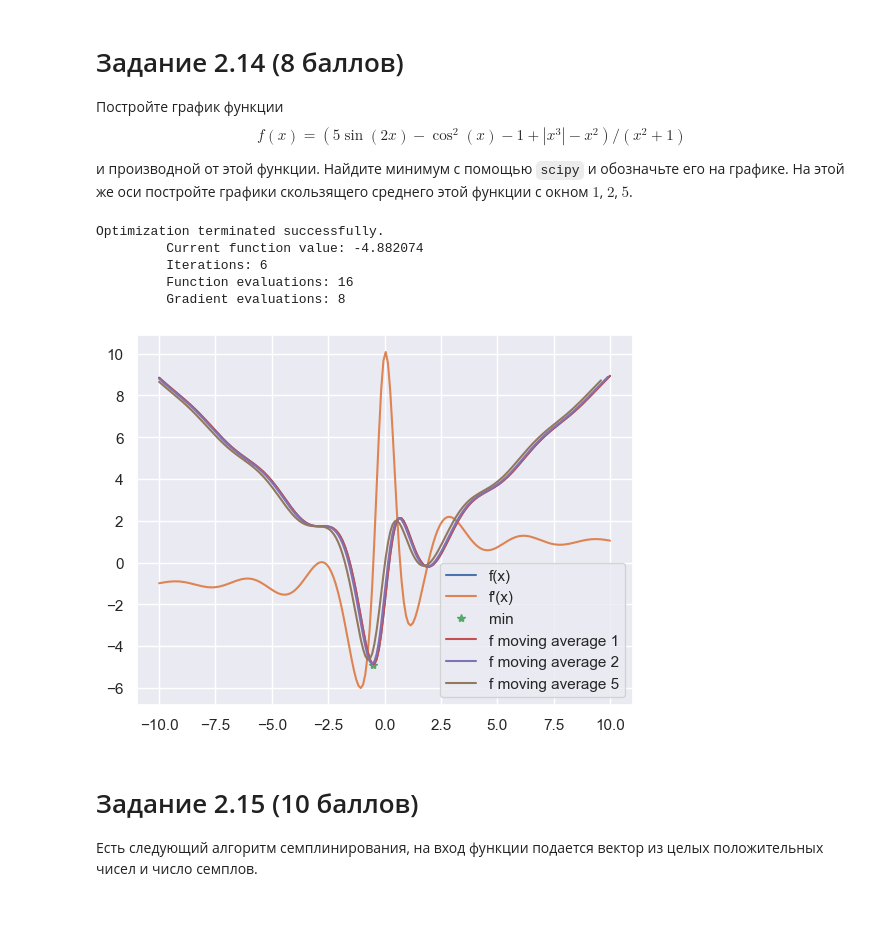
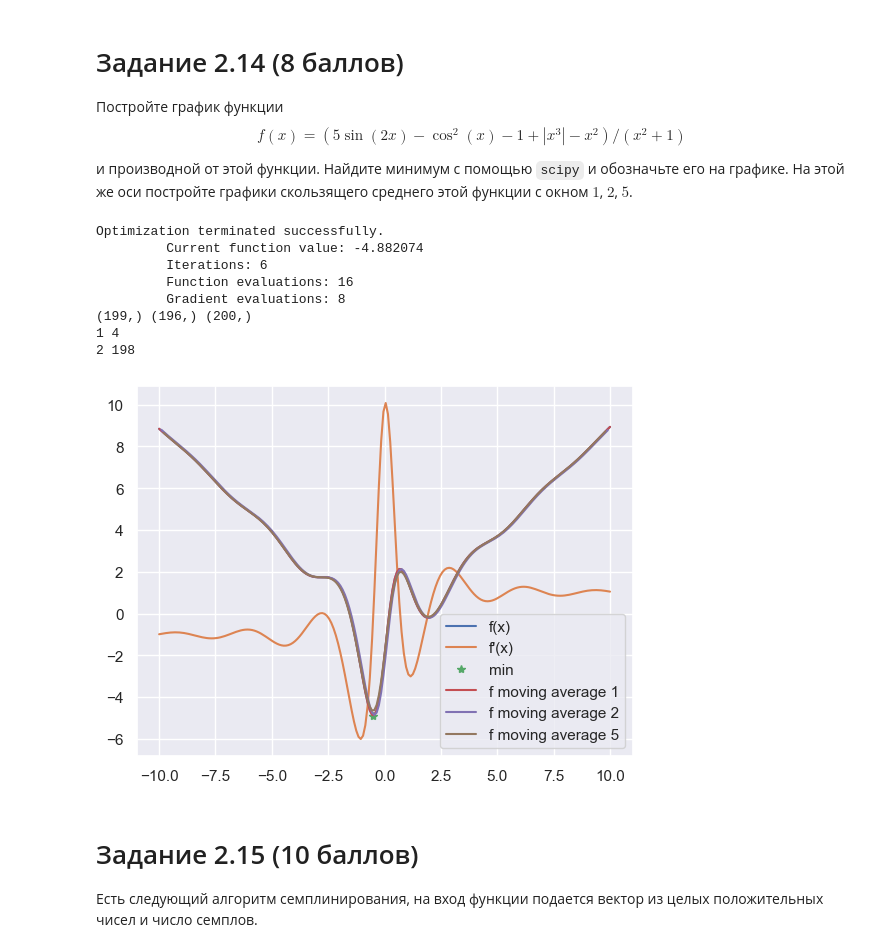
Before and after one commit to AirisFiorentini/Python-for-Data-Analysis, a Jupyter notebook: Task_2.ipynb, the cells around one changed output. Saved outputs shown, nothing was run; the diff lists cells and outputs as text; code cells hidden in the pictures; blank space fills up the shorter version.

```diff
--- a/Task_2.ipynb
+++ b/Task_2.ipynb
@@ -292,36 +292,39 @@ def df(f: Callable[[np.ndarray], np.ndarray], x: np.ndarray) -> np.ndarray:
 
 
 x = np.linspace(-10, 10, 200)  # (-10, 10, 1000)
 y = f(x) ## (5 * np.sin(2 * x) - np.cos(x) ** 2 - 1 + np.abs(x ** 3) - x ** 2) / (x ** 2 + 1)
 dy = df(f, x)
 
 # print(y)
 
 plt.plot(x, y, label='f(x)')
 plt.plot(x, dy, label='f\'(x)')
 
 min_f_p = scipy.optimize.fmin_bfgs(f, 0, full_output=True)
 x_min, y_min = min_f_p[0][0], min_f_p[1]
 plt.plot(x_min, y_min, '*', label='min ')
 
 Y = y.reshape((1, len(x)))
 m_a_1 = moving_average(Y, 1)
 m_a_2 = moving_average(Y, 2)
 m_a_5 = moving_average(Y, 5)
 
 plt.plot(x, m_a_1, label='f moving average 1')  # ?
-plt.plot(x[:len(m_a_2)], m_a_2, label='f moving average 2')
-plt.plot(x[:len(m_a_5)], m_a_5, label='f moving average 5')
+plt.plot(x[1: len(x) - 1], m_a_2[:-1], label='f moving average 2')  # x[:len(m_a_2)]
+plt.plot(x[(len(x) - len(m_a_5)) // 2 : len(x) // 2 + len(m_a_5) // 2], m_a_5, label='f moving average 5')  # x[:len(m_a_5)]
 
 plt.legend()
 plt.show()
 # %% [output]
 Optimization terminated successfully.
          Current function value: -4.882074
          Iterations: 6
          Function evaluations: 16
          Gradient evaluations: 8
+(199,) (196,) (200,)
+1 4
+2 198
-[figure, old version]
+[figure, new version]
 # %% [markdown]
 # Задание 2.15 (10 баллов)
 
```
